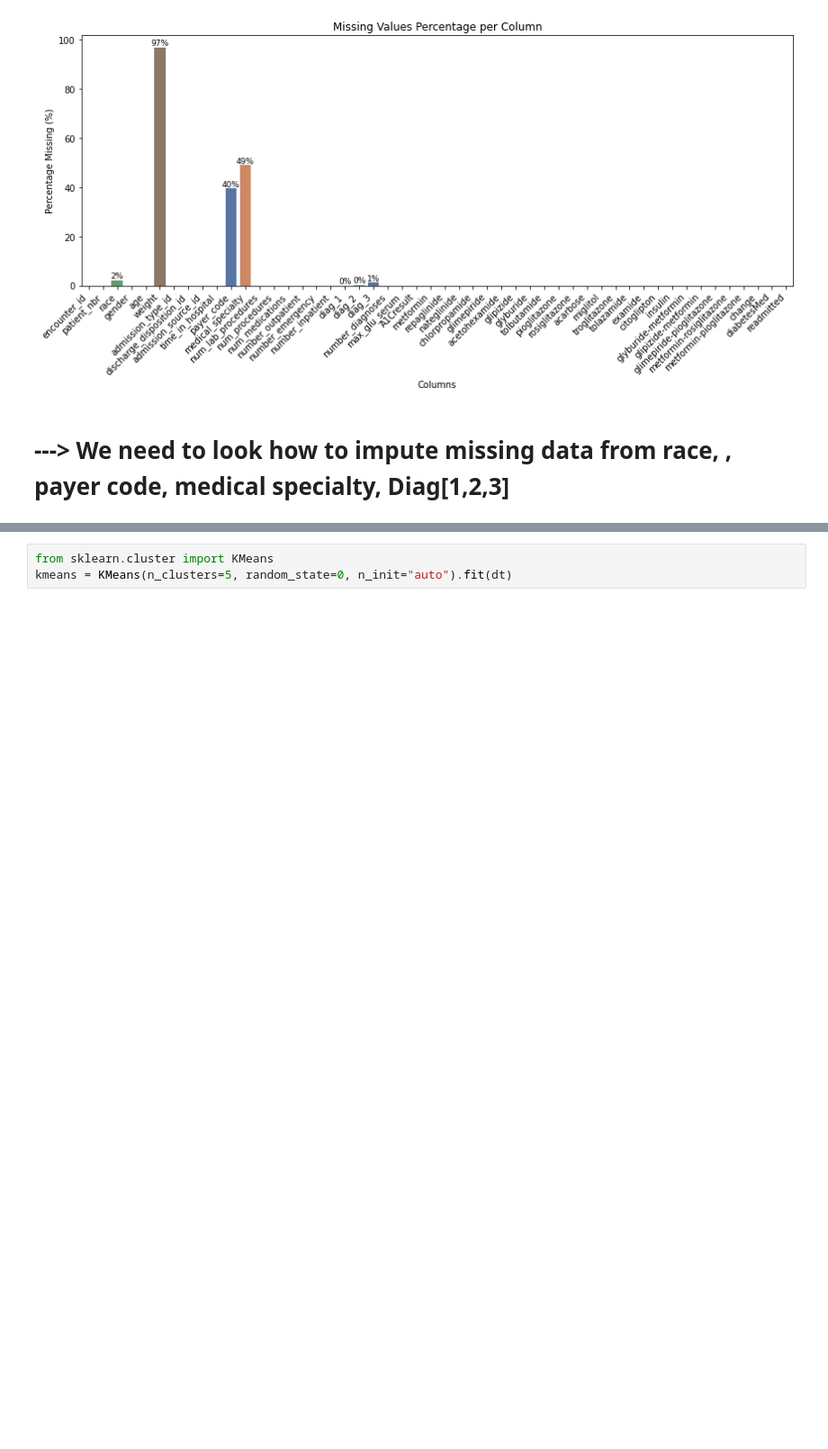
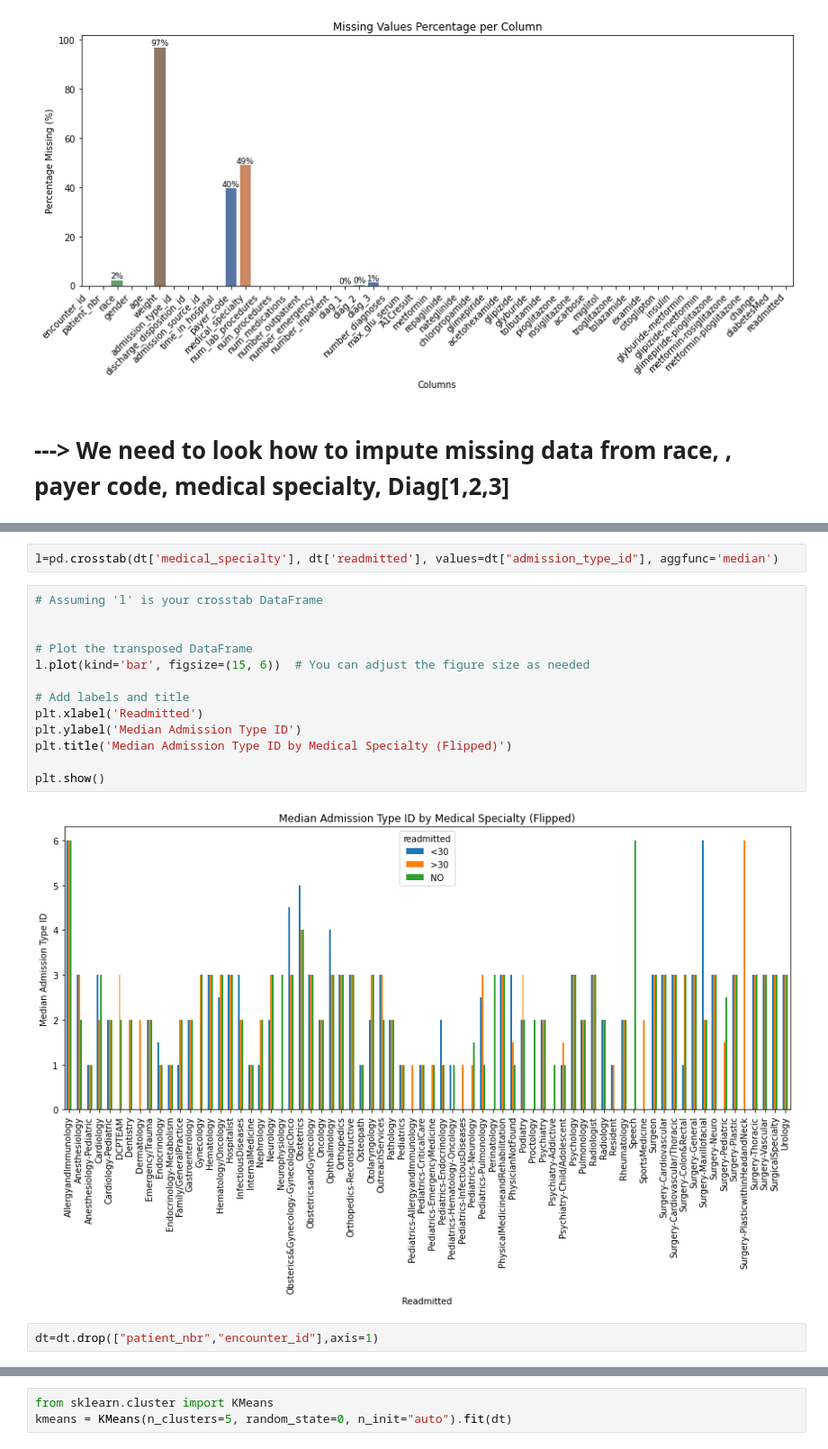
Before and after one commit to lauraah10/QW-Projects, a Jupyter notebook: Project2_QW.ipynb, the cells around one changed output, grey strips where cells are left out. Shown at 90% size. Cells and saved outputs as stored; diff of their text form; blank space fills up the shorter version.

```diff
--- a/Project2_QW.ipynb
+++ b/Project2_QW.ipynb
@@ -93,0 +187,19 @@ plt.show()
+# %%
+l=pd.crosstab(dt['medical_specialty'], dt['readmitted'], values=dt["admission_type_id"], aggfunc='median')
+# %%
+# Assuming 'l' is your crosstab DataFrame
+
+
+# Plot the transposed DataFrame
+l.plot(kind='bar', figsize=(15, 6))  # You can adjust the figure size as needed
+
+# Add labels and title
+plt.xlabel('Readmitted')
+plt.ylabel('Median Admission Type ID')
+plt.title('Median Admission Type ID by Medical Specialty (Flipped)')
+
+plt.show()
+# %% [output]
+[figure, added]
+# %%
+dt=dt.drop(["patient_nbr","encounter_id"],axis=1)
```
Also changed, not shown: parts of 33 cells of this notebook.
